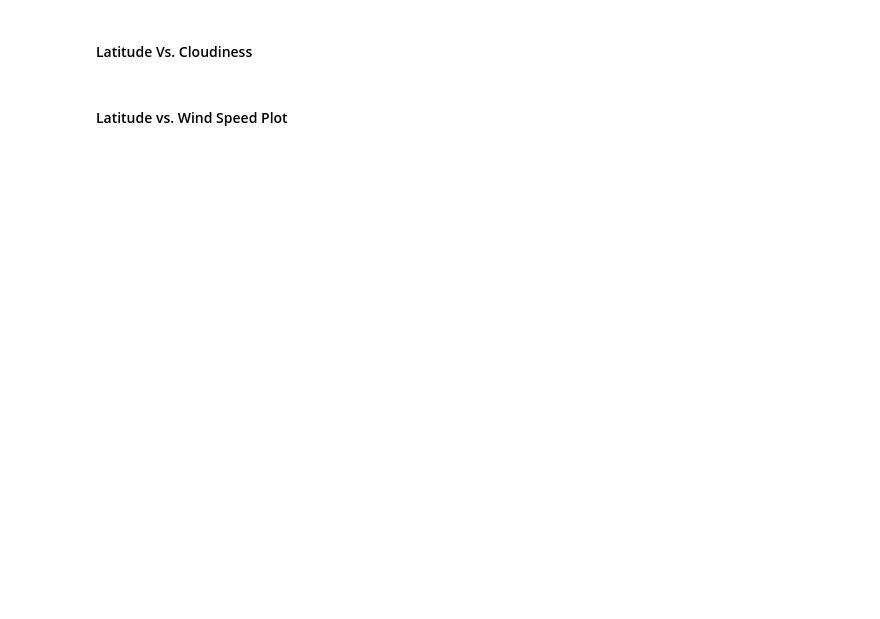
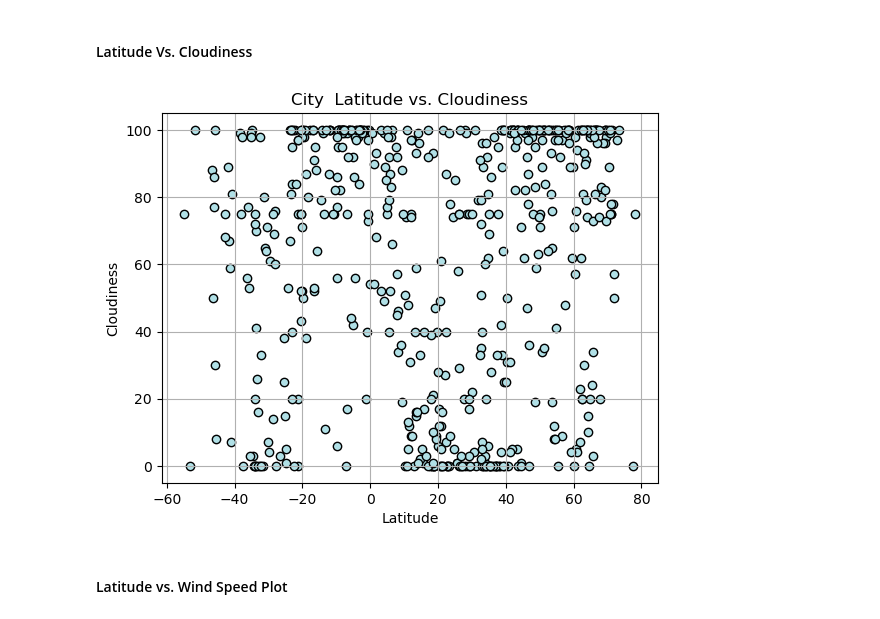
Before and after one commit to samipete/WeatherPy-VacationPy, a Jupyter notebook: Weather_VacationPy/WeatherPy.ipynb, the cells around one changed output. Cells and saved outputs as stored; diff of their text form; code cells hidden in the pictures; blank space fills up the shorter version.

```diff
--- a/Weather_VacationPy/WeatherPy.ipynb
+++ b/Weather_VacationPy/WeatherPy.ipynb
@@ -178,16 +239,23 @@ plt.show()
 #### Latitude Vs. Cloudiness
 # %%
 # Build the scatter plots for latitude vs. cloudiness
-# YOUR CODE HERE
+x_values = city_data_df['Lat']
+y_values = city_data_df['Cloudiness']
+plt.scatter(x_values,y_values, color='powderblue', edgecolor='black')
+plt.xlabel('Latitude')
+plt.ylabel('Cloudiness')
+plt.title('City  Latitude vs. Cloudiness')
 
 # Incorporate the other graph properties
-# YOUR CODE HERE
+plt.grid()
 
 # Save the figure
-plt.savefig("output_data/Fig3.png")
+plt.savefig("../output_data/Fig3.png")
 
 # Show plot
 plt.show()
+# %% [output]
+[figure, added]
 # %% [markdown]
 #### Latitude vs. Wind Speed Plot
 # %%
```
Also changed, not shown: parts of 10 cells of this notebook, 6 other files.
